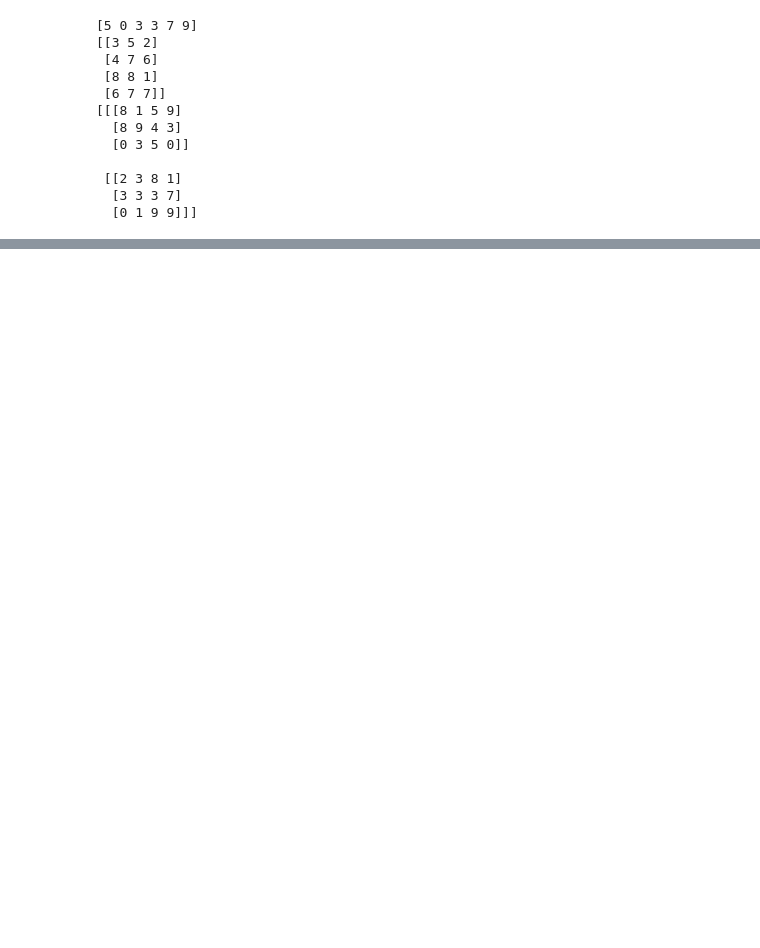
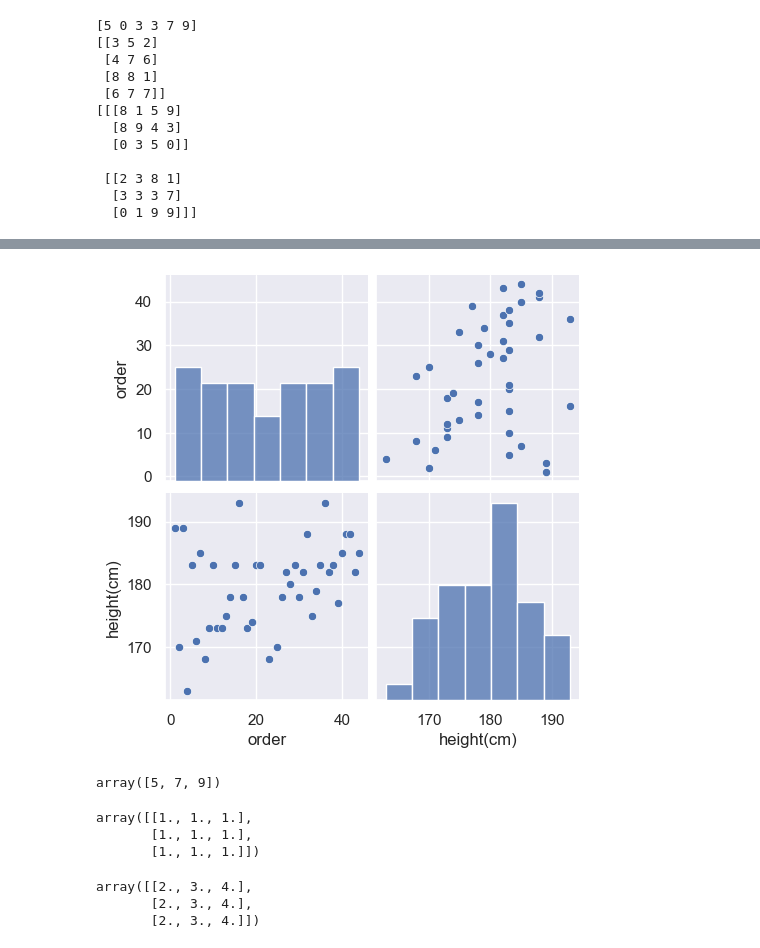
Before and after one commit to Kiran757/Data-analytic, a Jupyter notebook: Python_Fundamentals.ipynb, the cells around one changed output, grey strips where cells are left out. Saved outputs shown, nothing was run; the diff lists cells and outputs as text; code cells hidden in the pictures; blank space fills up the shorter version.

```diff
--- a/Python_Fundamentals.ipynb
+++ b/Python_Fundamentals.ipynb
@@ -1259,0 +1970,4 @@ print(x3)
+# %%
+sns.pairplot(df);
+# %% [output]
+[figure, added]
@@ -1259,0 +1978,17 @@ print(x3)
+# %%
+x + y # ufunc
+# %% [output]
+array([5, 7, 9])
+# %%
+md_arr = np.ones((3,3))
+md_arr
+# %% [output]
+array([[1., 1., 1.],
+       [1., 1., 1.],
+       [1., 1., 1.]])
+# %%
+md_arr + x
+# %% [output]
+array([[2., 3., 4.],
+       [2., 3., 4.],
+       [2., 3., 4.]])
```
Also changed, not shown: parts of 250 cells of this notebook, 2 other files.
